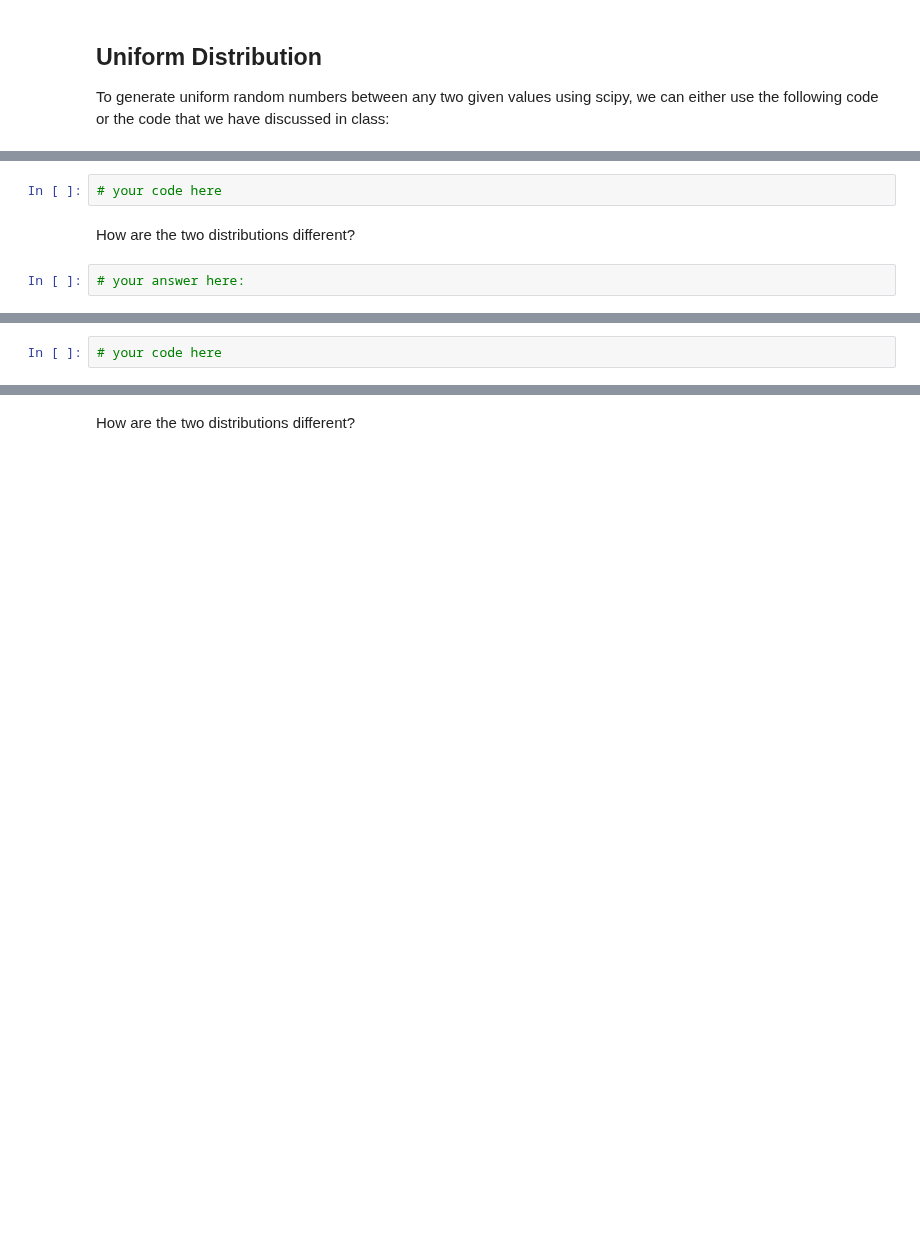
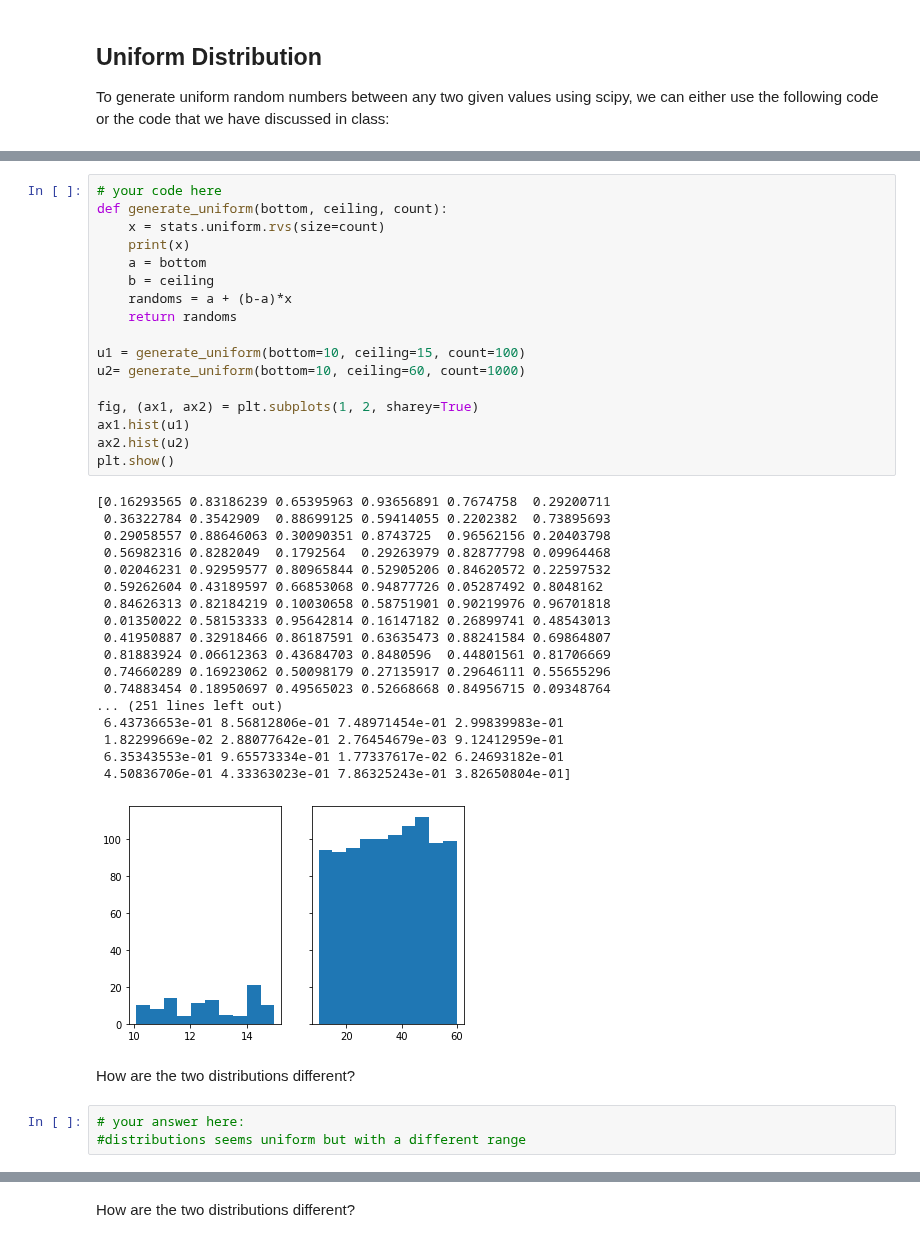
Before and after one commit to ta-data-lis/lab-probability-distributions, a Jupyter notebook: your-code/continuous.ipynb, the cells around one changed output, grey strips where cells are left out. Drawn from its saved outputs; the diff is of its cells as text; blank space fills up the shorter version.

```diff
--- a/your-code/continuous.ipynb
+++ b/your-code/continuous.ipynb
@@ -42,12 +51,47 @@ print(randoms)
 Your output should look like below:
 
 ![uniform distribution](ud.png)
-# %%
-# your code here
+# %%
+# your code here
+def generate_uniform(bottom, ceiling, count):
+    x = stats.uniform.rvs(size=count)
+    print(x)
+    a = bottom
+    b = ceiling
+    randoms = a + (b-a)*x
+    return randoms
+
+u1 = generate_uniform(bottom=10, ceiling=15, count=100)
+u2= generate_uniform(bottom=10, ceiling=60, count=1000)
+
+fig, (ax1, ax2) = plt.subplots(1, 2, sharey=True)
+ax1.hist(u1)
+ax2.hist(u2)
+plt.show()
+# %% [output]
+[0.16293565 0.83186239 0.65395963 0.93656891 0.7674758  0.29200711
+ 0.36322784 0.3542909  0.88699125 0.59414055 0.2202382  0.73895693
+ 0.29058557 0.88646063 0.30090351 0.8743725  0.96562156 0.20403798
+ 0.56982316 0.8282049  0.1792564  0.29263979 0.82877798 0.09964468
+ 0.02046231 0.92959577 0.80965844 0.52905206 0.84620572 0.22597532
+ 0.59262604 0.43189597 0.66853068 0.94877726 0.05287492 0.8048162
+ 0.84626313 0.82184219 0.10030658 0.58751901 0.90219976 0.96701818
+ 0.01350022 0.58153333 0.95642814 0.16147182 0.26899741 0.48543013
+ 0.41950887 0.32918466 0.86187591 0.63635473 0.88241584 0.69864807
+ 0.81883924 0.06612363 0.43684703 0.8480596  0.44801561 0.81706669
+ 0.74660289 0.16923062 0.50098179 0.27135917 0.29646111 0.55655296
+ 0.74883454 0.18950697 0.49565023 0.52668668 0.84956715 0.09348764
+... (251 lines left out)
+ 6.43736653e-01 8.56812806e-01 7.48971454e-01 2.99839983e-01
+ 1.82299669e-02 2.88077642e-01 2.76454679e-03 9.12412959e-01
+ 6.35343553e-01 9.65573334e-01 1.77337617e-02 6.24693182e-01
+ 4.50836706e-01 4.33363023e-01 7.86325243e-01 3.82650804e-01]
+[figure, added]
 # %% [markdown]
 How are the two distributions different?
 # %%
 # your answer here:
+#distributions seems uniform but with a different range
 # %% [markdown]
 ## Normal Distribution
 
@@ -59,5 +103,3 @@ How are the two distributions different?
 Expected output:
 
 ![normal distribution](nd.png)
-# %%
-# your code here
```
Also changed, not shown: parts of 17 cells of this notebook.
